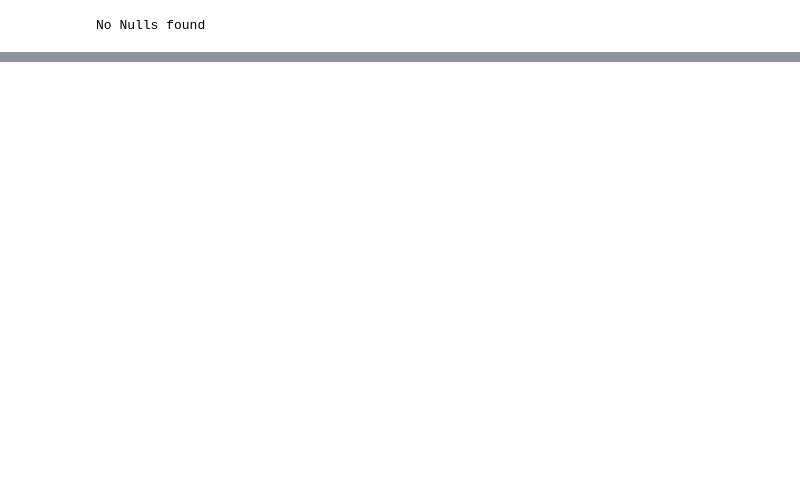
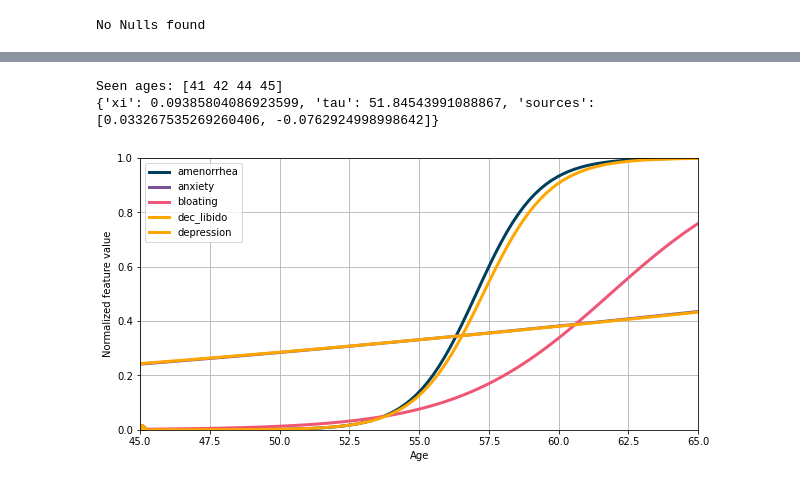
Before and after one commit to achett/notebooks, a Jupyter notebook: path_seg2.ipynb, the cells around one changed output, grey strips where cells are left out. Saved outputs shown, nothing was run; the diff lists cells and outputs as text; code cells hidden in the pictures; blank space fills up the shorter version.

```diff
--- a/path_seg2.ipynb
+++ b/path_seg2.ipynb
@@ -138,0 +1006,4 @@ AttributeError: 'DataFrame' object has no attribute 'patient_id'
+# %%
+# Personalize
+personalize_settings = AlgorithmSettings('scipy_minimize', seed=0)
+individual_parameters = leaspy.personalize(data, personalize_settings)
@@ -138,0 +1028,14 @@ AttributeError: 'DataFrame' object has no attribute 'patient_id'
+# %%
+subject_id = 612293
+observations = df1.loc[subject_id]
+print(f'Seen ages: {observations.index.values}')
+print(individual_parameters[str(subject_id)])
+
+timepoints = np.linspace(45, 65, 100)
+reconstruction = leaspy.estimate({str(subject_id): timepoints}, individual_parameters)
+
+plot_trajectory(timepoints, reconstruction[str(subject_id)], observations, xlabel='Age')
+# %% [output]
+Seen ages: [41 42 44 45]
+{'xi': 0.09385804086923599, 'tau': 51.84543991088867, 'sources': [0.033267535269260406, -0.0762924998998642]}
+[figure, added]
```
Also changed, not shown: parts of 60 cells of this notebook, 3 other files.
